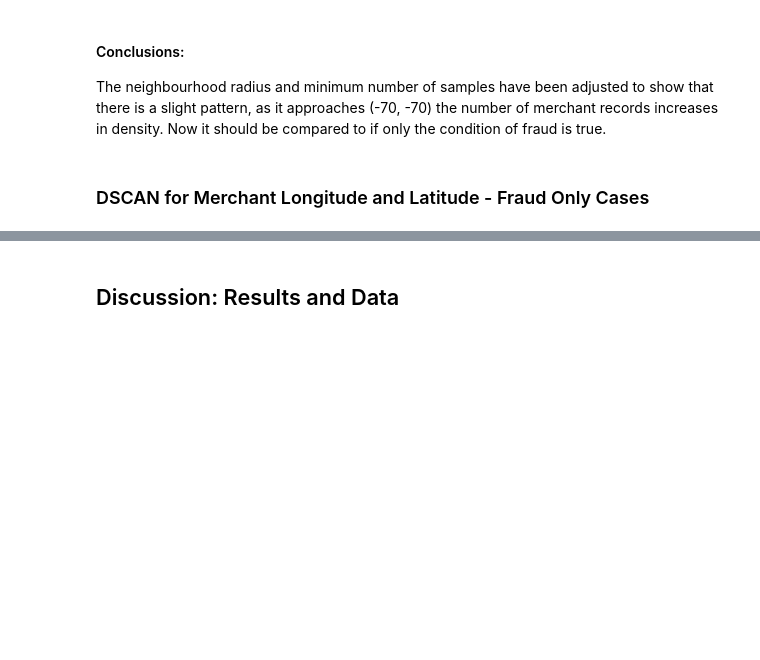
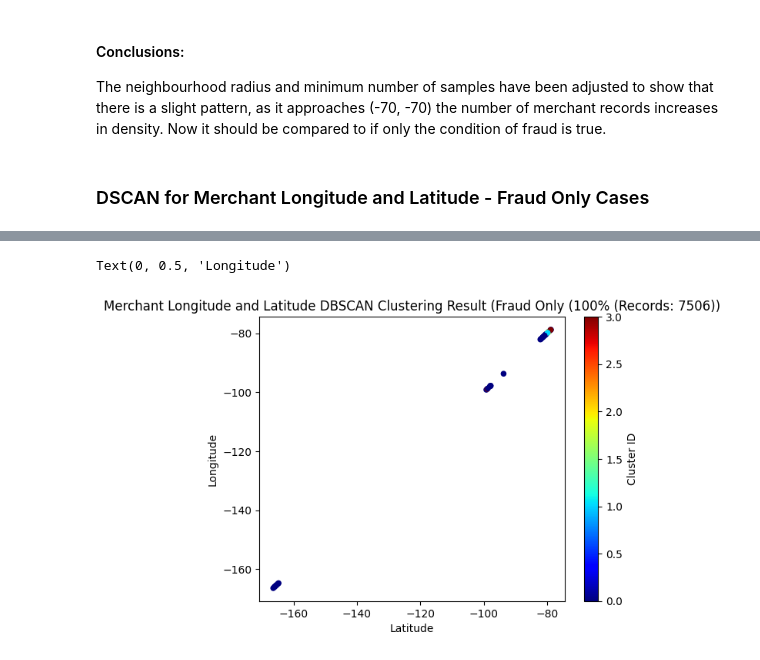
Before and after one commit to danniellejones/cp3403_data_mining_report, a Jupyter notebook: method_01/method01_train.ipynb, the cells around one changed output, grey strips where cells are left out. Saved outputs shown, nothing was run; the diff lists cells and outputs as text; code cells hidden in the pictures; blank space fills up the shorter version.

Commit message:
Add final results

```diff
--- a/method_01/method01_train.ipynb
+++ b/method_01/method01_train.ipynb
@@ -212,7 +373,7 @@ plt.show()
 # (DSCAN is computationally expense) Get random sub-sample
 np.random.seed(42)
 
-sub_fraction = 0.01
+sub_fraction = 1
 random_fraction_sub = sub4.sample(frac=sub_fraction, random_state=42)
 
 print(f"Current size of data: {len(sub4)} \n")
@@ -227,17 +409,18 @@ plt.show()
 # %%
 # DBSCAN Clustering with standard sub-sample
-neighbourhood_radius_1 = 0.025
-min_num_of_points_1 = 10
+neighbourhood_radius_1 = 0.17
+min_num_of_points_1 = 5
 
 dbscan_data_1 = DBSCAN(eps=neighbourhood_radius_1, min_samples=min_num_of_points_1).fit(random_fraction_sub)
 core_samples_mask_1 = np.zeros_like(dbscan_data_1.labels_, dtype=bool)
 core_samples_mask_1[dbscan_data_1.core_sample_indices_] = True
 labels_1 = pd.DataFrame(dbscan_data_1.labels_, columns=['Cluster ID'])
 result_1 = pd.concat((random_fraction_sub, labels_1), axis=1)
 
 scatter1 = result_1.plot.scatter('merch_lat', 'merch_long', c='Cluster ID', colormap='jet')
 scatter1.set_title(f"Merchant Longitude and Latitude DBSCAN Clustering Result (Fraud Only ({sub_fraction * 100}% (Records: {len(random_fraction_sub)}))")
 scatter1.set_xlabel("Latitude")
 scatter1.set_ylabel("Longitude")
+# %% [output]
+Text(0, 0.5, 'Longitude')
+[figure, added]
-# %% [markdown]
-## Discussion: Results and Data
```
Also changed, not shown: parts of 22 cells of this notebook.
